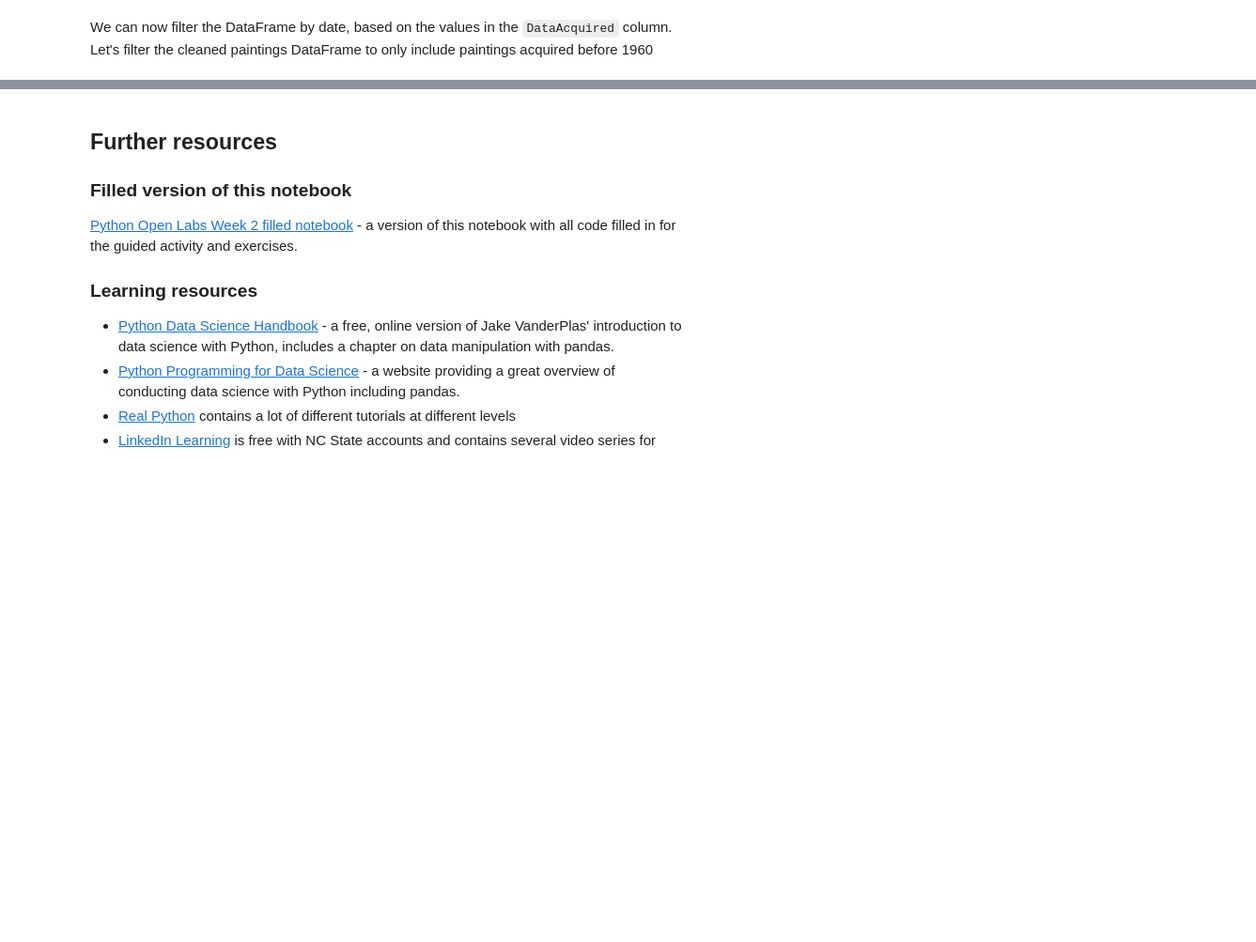
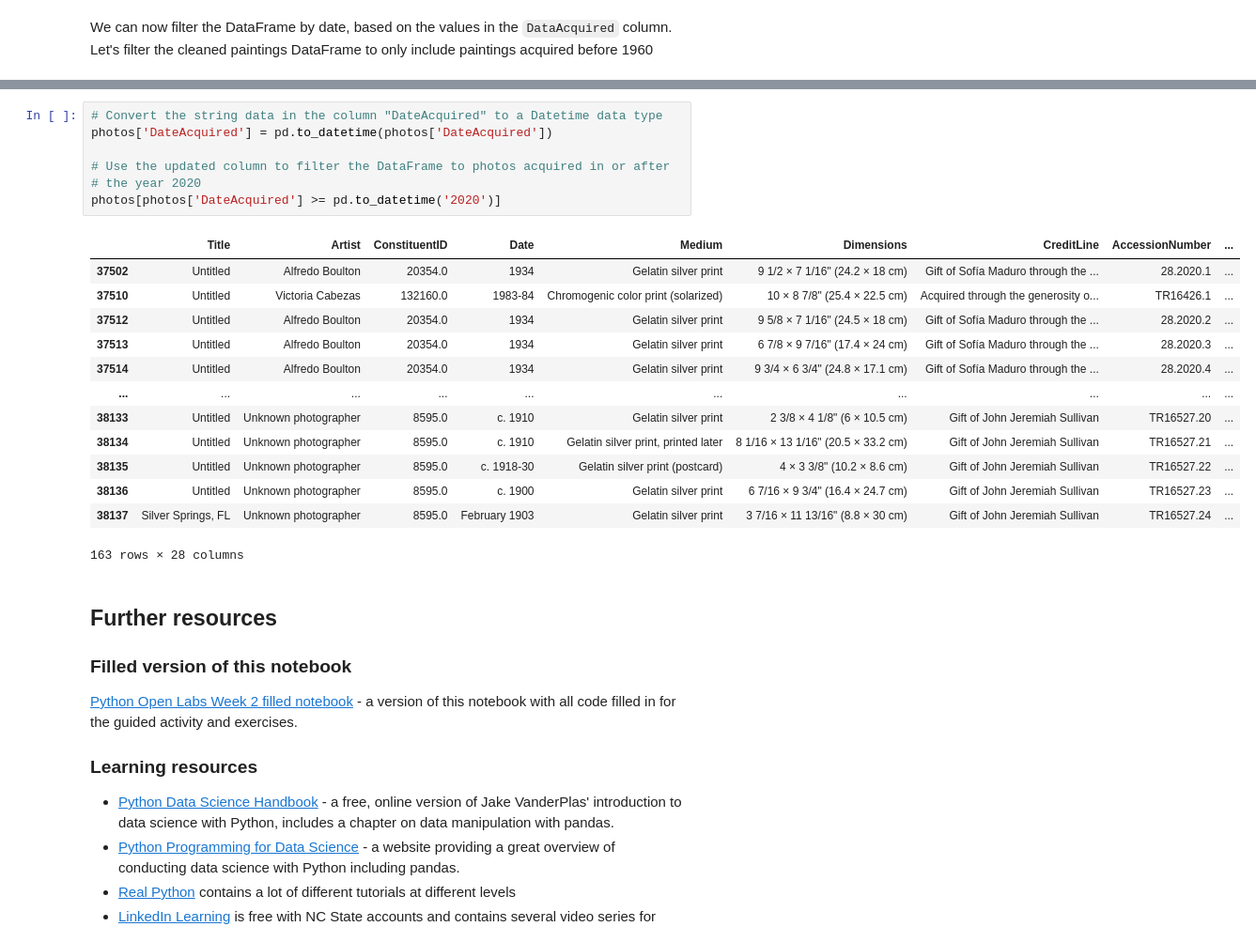
Before and after one commit to ncsu-libraries-data-vis/python-open-labs, a Jupyter notebook: Open_Lab_3_data_wrangling_with_pandas/filled_Open_Lab_3_data_wrangling_with_pandas.ipynb, the cells around one changed output, grey strips where cells are left out. Shown: that part at 94% size. Saved outputs shown, nothing was run; the diff lists cells and outputs as text; blank space fills up the shorter version.

```diff
--- a/Open_Lab_3_data_wrangling_with_pandas/filled_Open_Lab_3_data_wrangling_with_pandas.ipynb
+++ b/Open_Lab_3_data_wrangling_with_pandas/filled_Open_Lab_3_data_wrangling_with_pandas.ipynb
@@ -298,3 +448,24 @@ Create a new column, `aspect`, that contains the aspect ratio (width / height) o
+# %%
+# Convert the string data in the column "DateAcquired" to a Datetime data type
+photos['DateAcquired'] = pd.to_datetime(photos['DateAcquired'])
+
+# Use the updated column to filter the DataFrame to photos acquired in or after
+# the year 2020
+photos[photos['DateAcquired'] >= pd.to_datetime('2020')]
+# %% [output]
+|  | Title | Artist | ConstituentID | Date | Medium | Dimensions | CreditLine | AccessionNumber | ... |
+| 37502 | Untitled | Alfredo Boulton | 20354.0 | 1934 | Gelatin silver print | 9 1/2 × 7 1/16" (24.2 × 18 cm) | Gift of Sofía Maduro through the ... | 28.2020.1 | ... |
+| 37510 | Untitled | Victoria Cabezas | 132160.0 | 1983-84 | Chromogenic color print (solarized) | 10 × 8 7/8" (25.4 × 22.5 cm) | Acquired through the generosity o... | TR16426.1 | ... |
+| 37512 | Untitled | Alfredo Boulton | 20354.0 | 1934 | Gelatin silver print | 9 5/8 × 7 1/16" (24.5 × 18 cm) | Gift of Sofía Maduro through the ... | 28.2020.2 | ... |
+| 37513 | Untitled | Alfredo Boulton | 20354.0 | 1934 | Gelatin silver print | 6 7/8 × 9 7/16" (17.4 × 24 cm) | Gift of Sofía Maduro through the ... | 28.2020.3 | ... |
+| 37514 | Untitled | Alfredo Boulton | 20354.0 | 1934 | Gelatin silver print | 9 3/4 × 6 3/4" (24.8 × 17.1 cm) | Gift of Sofía Maduro through the ... | 28.2020.4 | ... |
+| ... | ... | ... | ... | ... | ... | ... | ... | ... | ... |
+| 38133 | Untitled | Unknown photographer | 8595.0 | c. 1910 | Gelatin silver print | 2 3/8 × 4 1/8" (6 × 10.5 cm) | Gift of John Jeremiah Sullivan | TR16527.20 | ... |
+| 38134 | Untitled | Unknown photographer | 8595.0 | c. 1910 | Gelatin silver print, printed later | 8 1/16 × 13 1/16" (20.5 × 33.2 cm) | Gift of John Jeremiah Sullivan | TR16527.21 | ... |
+| 38135 | Untitled | Unknown photographer | 8595.0 | c. 1918-30 | Gelatin silver print (postcard) | 4 × 3 3/8" (10.2 × 8.6 cm) | Gift of John Jeremiah Sullivan | TR16527.22 | ... |
+| 38136 | Untitled | Unknown photographer | 8595.0 | c. 1900 | Gelatin silver print | 6 7/16 × 9 3/4" (16.4 × 24.7 cm) | Gift of John Jeremiah Sullivan | TR16527.23 | ... |
+| 38137 | Silver Springs, FL | Unknown photographer | 8595.0 | February 1903 | Gelatin silver print | 3 7/16 × 11 13/16" (8.8 × 30 cm) | Gift of John Jeremiah Sullivan | TR16527.24 | ... |
+163 rows × 28 columns
 # %% [markdown]
 ## Further resources
 
```
Also changed, not shown: parts of 17 cells of this notebook.
